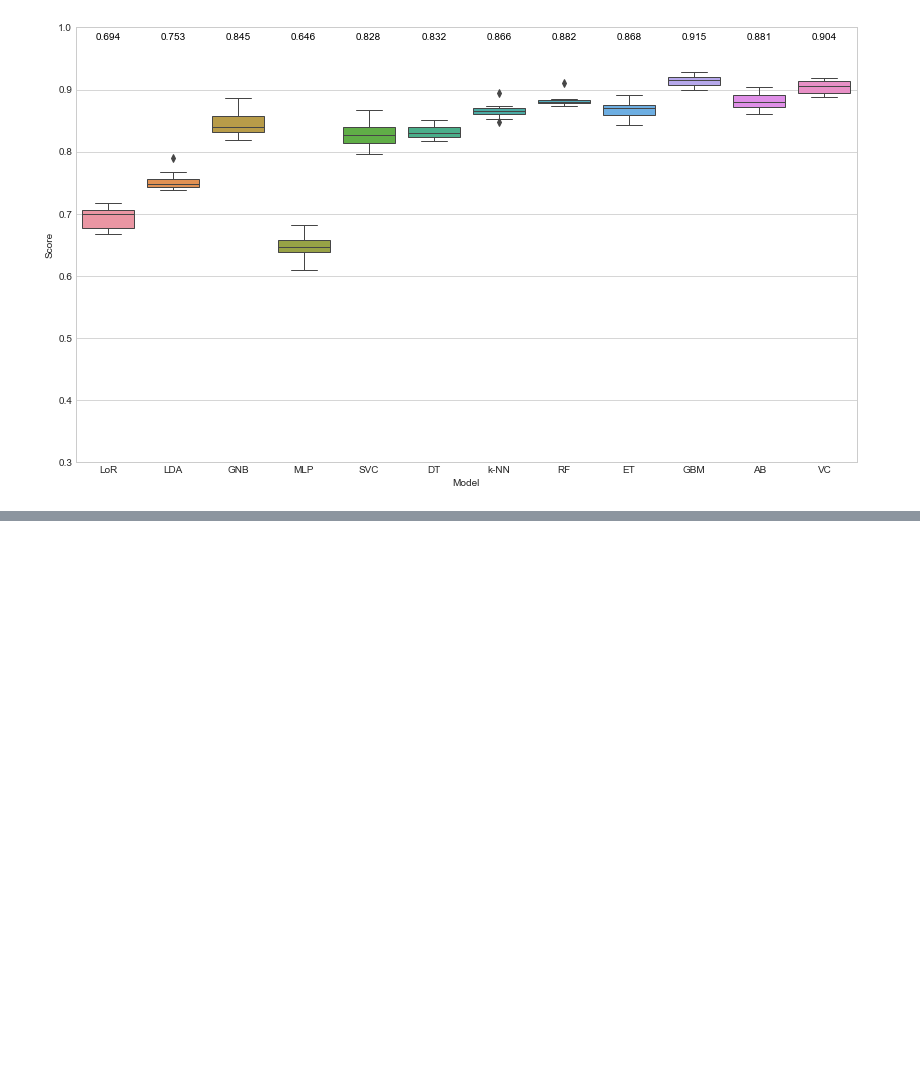
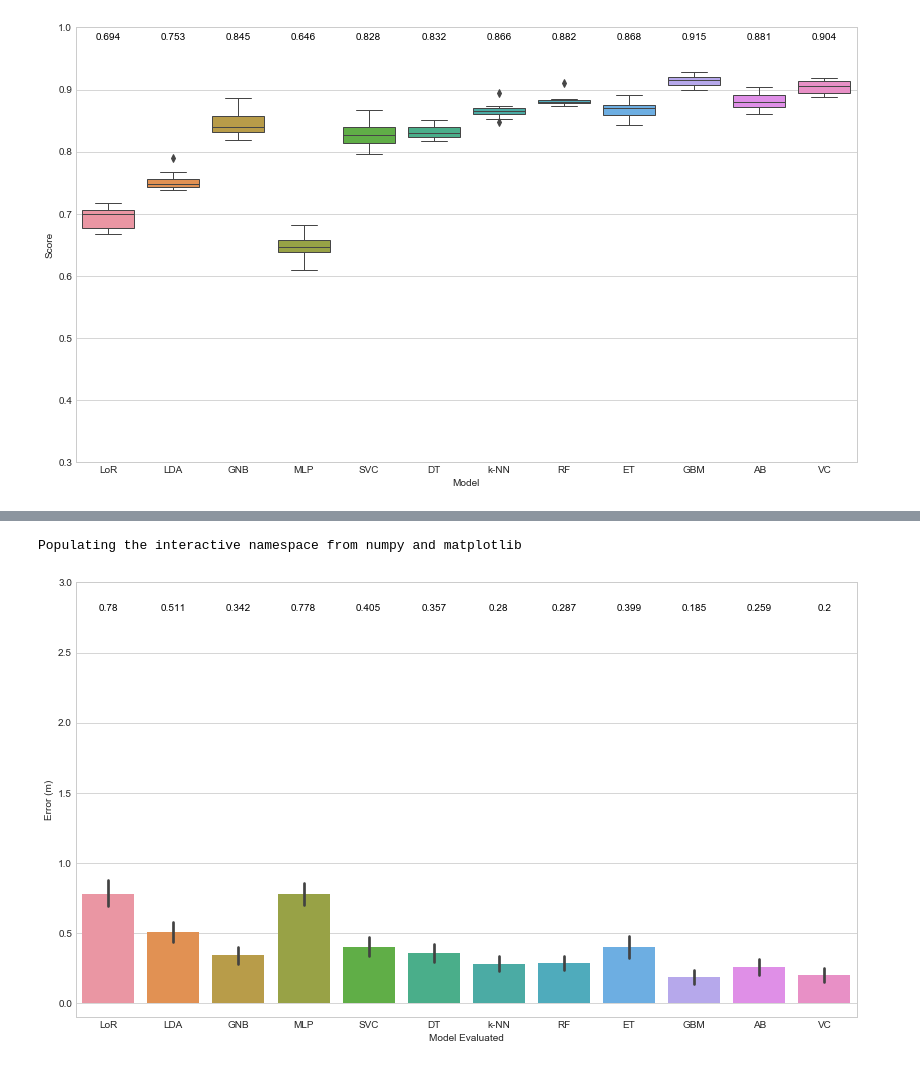
Before and after one commit to ohuarcaya/geneticosRSSI, a Jupyter notebook: EDAS Asimetrico sinFiltro.ipynb, the cells around one changed output, grey strips where cells are left out. Cells and saved outputs as stored; diff of their text form; code cells hidden in the pictures; blank space fills up the shorter version.

```diff
--- a/EDAS Asimetrico sinFiltro.ipynb
+++ b/EDAS Asimetrico sinFiltro.ipynb
@@ -541,3 +555,8 @@ Populating the interactive namespace from numpy and matplotlib
+# %%
+column_boxplot(topDf, 'error', 'error_edas_bar', box_bool=False)
+# %% [output]
+Populating the interactive namespace from numpy and matplotlib
+[figure, added]
 # %%
 topDf
 # %% [output]
```
Also changed, not shown: parts of 7 cells of this notebook, 18 other files.
